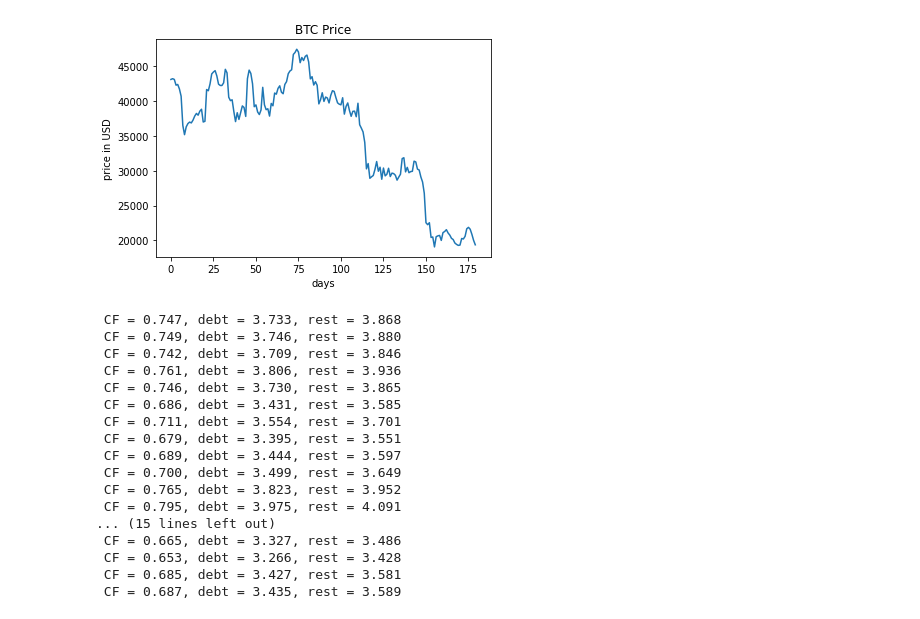
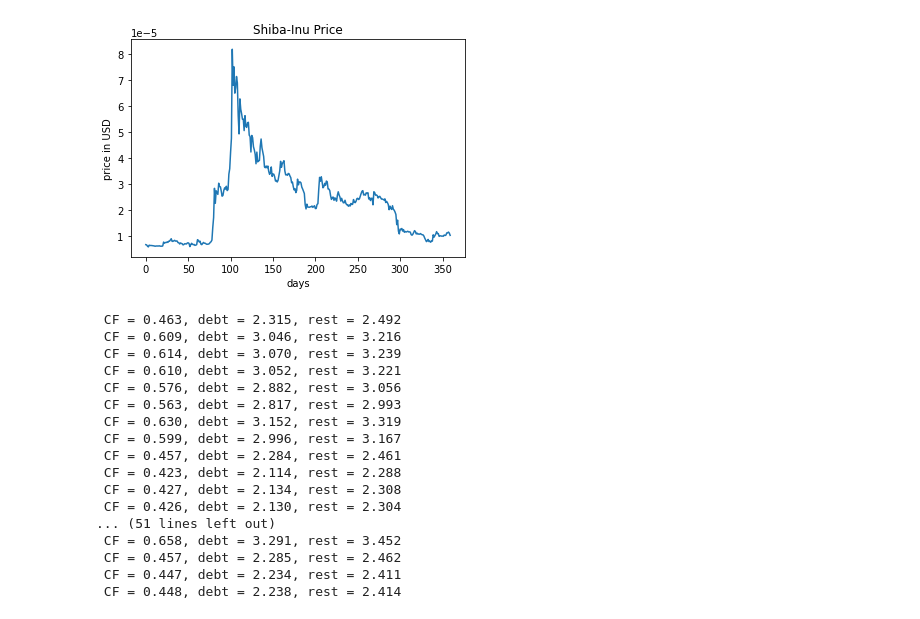
Before and after one commit to LightAllmight/Rhezus, a Jupyter notebook: RH.ipynb, the cells around one changed output. Drawn from its saved outputs; the diff is of its cells as text; code cells hidden in the pictures.

Commit message:
last RH

```diff
--- a/RH.ipynb
+++ b/RH.ipynb
@@ -8,7 +8,7 @@ import pandas as pd
                                             # Parameters #
 
 alfa = 0.7
-Title = "BTC" # "Shiba-Inu", "RAI", "FEI", "ETH", "BTC"                # Choose the desired Asset for test
+Title = "Shiba-Inu" # "Shiba-Inu", "RAI", "FEI", "ETH", "BTC"                # Choose the desired Asset for test
 sigma_event = 3                                                              # Desired sigma event quality
 
 # CF constraints
@@ -21,7 +21,7 @@ IR_size = 1e6
 # usable data
 update_period = 5 # 7                                                        # CF update period
 validation_period = 28
-CF_test_period = 180
+CF_test_period = 360
 csv_data = np.zeros(CF_test_period)
 x_ax = np.arange(CF_test_period)
 
@@ -97,25 +97,25 @@ def CF_calculation(Prices, nsigma):
 # %%
                                              # CSV prices file parsing #
 
 a = np.genfromtxt(filename, delimiter=',')
-lastN = a[-180:]
+lastN = a[-CF_test_period:]
 lastN_prices = np.zeros(lastN.shape[0])
 
 for _ in range(lastN.shape[0]):
     lastN_prices[_] = lastN[_][1]
 
 mp.plot(x_ax, lastN_prices)
 mp.xlabel("days")                                                                               # plot prices for comparison
 mp.ylabel("price in USD")
 mp.title("{:.15s} Price". format(Title))
 mp.show()
 # %% [output]
-[figure, old version]
+[figure, new version]
 # %%
 
                                 #################   Simulation    #################
 
-returns = returns_calculation(lastN_prices[-28:])
+returns = returns_calculation(lastN_prices[-validation_period:])
 std_returns = STD_calculation(returns)
 # Res_acc = CF_calculation(lastN_prices[-28:]/(np.mean(lastN_prices)), sigma_event)
 Res_raw = raw_formula(std_returns, 3)
@@ -158,23 +158,23 @@ for j in range(len(Raw_plot_const)):
         Raw_g_const[m] = Raw_plot_const[j][i]
         m+=1
 # %% [output]
- CF = 0.747, debt = 3.733, rest = 3.868
- CF = 0.749, debt = 3.746, rest = 3.880
- CF = 0.742, debt = 3.709, rest = 3.846
- CF = 0.761, debt = 3.806, rest = 3.936
- CF = 0.746, debt = 3.730, rest = 3.865
- CF = 0.686, debt = 3.431, rest = 3.585
- CF = 0.711, debt = 3.554, rest = 3.701
- CF = 0.679, debt = 3.395, rest = 3.551
- CF = 0.689, debt = 3.444, rest = 3.597
- CF = 0.700, debt = 3.499, rest = 3.649
- CF = 0.765, debt = 3.823, rest = 3.952
- CF = 0.795, debt = 3.975, rest = 4.091
-... (15 lines left out)
- CF = 0.665, debt = 3.327, rest = 3.486
- CF = 0.653, debt = 3.266, rest = 3.428
- CF = 0.685, debt = 3.427, rest = 3.581
- CF = 0.687, debt = 3.435, rest = 3.589
+ CF = 0.463, debt = 2.315, rest = 2.492
+ CF = 0.609, debt = 3.046, rest = 3.216
+ CF = 0.614, debt = 3.070, rest = 3.239
+ CF = 0.610, debt = 3.052, rest = 3.221
+ CF = 0.576, debt = 2.882, rest = 3.056
+ CF = 0.563, debt = 2.817, rest = 2.993
+ CF = 0.630, debt = 3.152, rest = 3.319
+ CF = 0.599, debt = 2.996, rest = 3.167
+ CF = 0.457, debt = 2.284, rest = 2.461
+ CF = 0.423, debt = 2.114, rest = 2.288
+ CF = 0.427, debt = 2.134, rest = 2.308
+ CF = 0.426, debt = 2.130, rest = 2.304
+... (51 lines left out)
+ CF = 0.658, debt = 3.291, rest = 3.452
+ CF = 0.457, debt = 2.285, rest = 2.462
+ CF = 0.447, debt = 2.234, rest = 2.411
+ CF = 0.448, debt = 2.238, rest = 2.414
 # %%
                     ############################# CF curve analysis ###########################################
 
```
Also changed, not shown: parts of 2 cells of this notebook.
